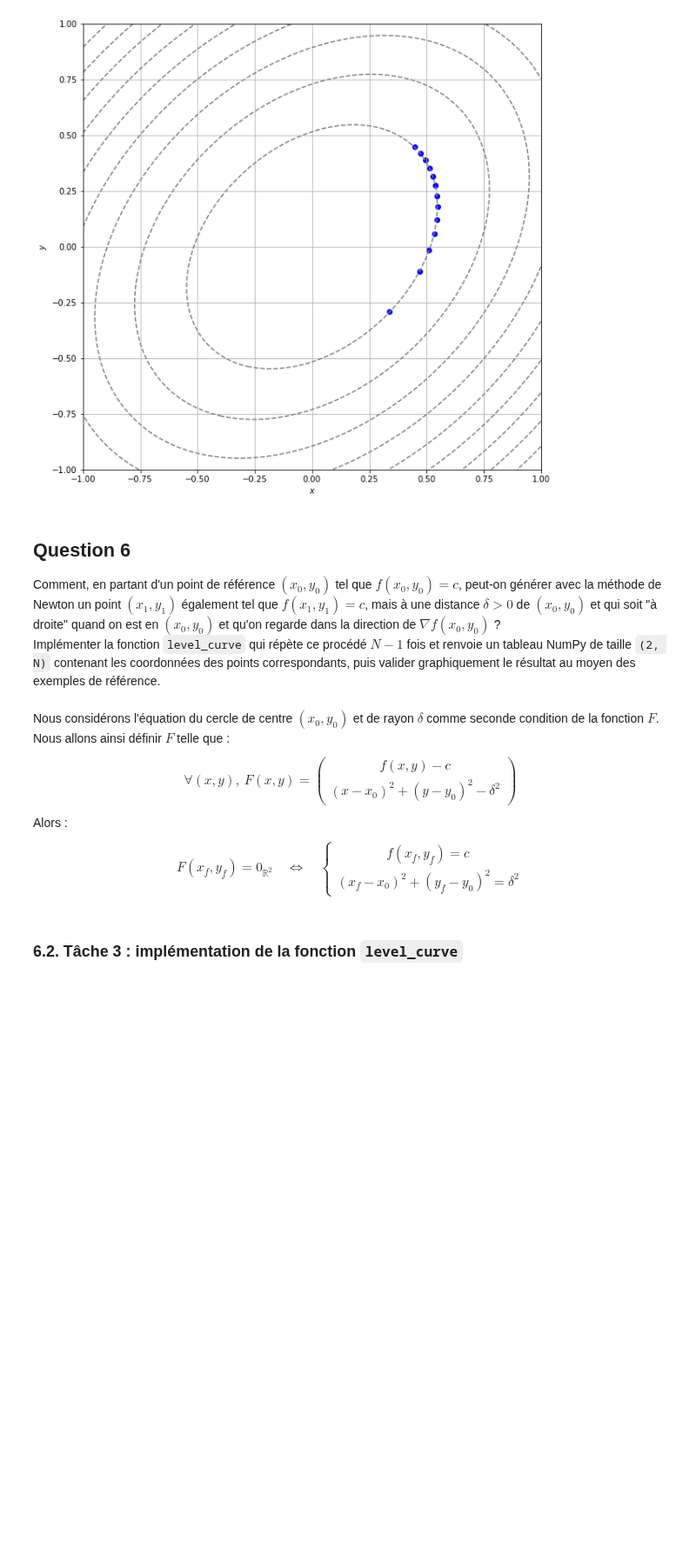
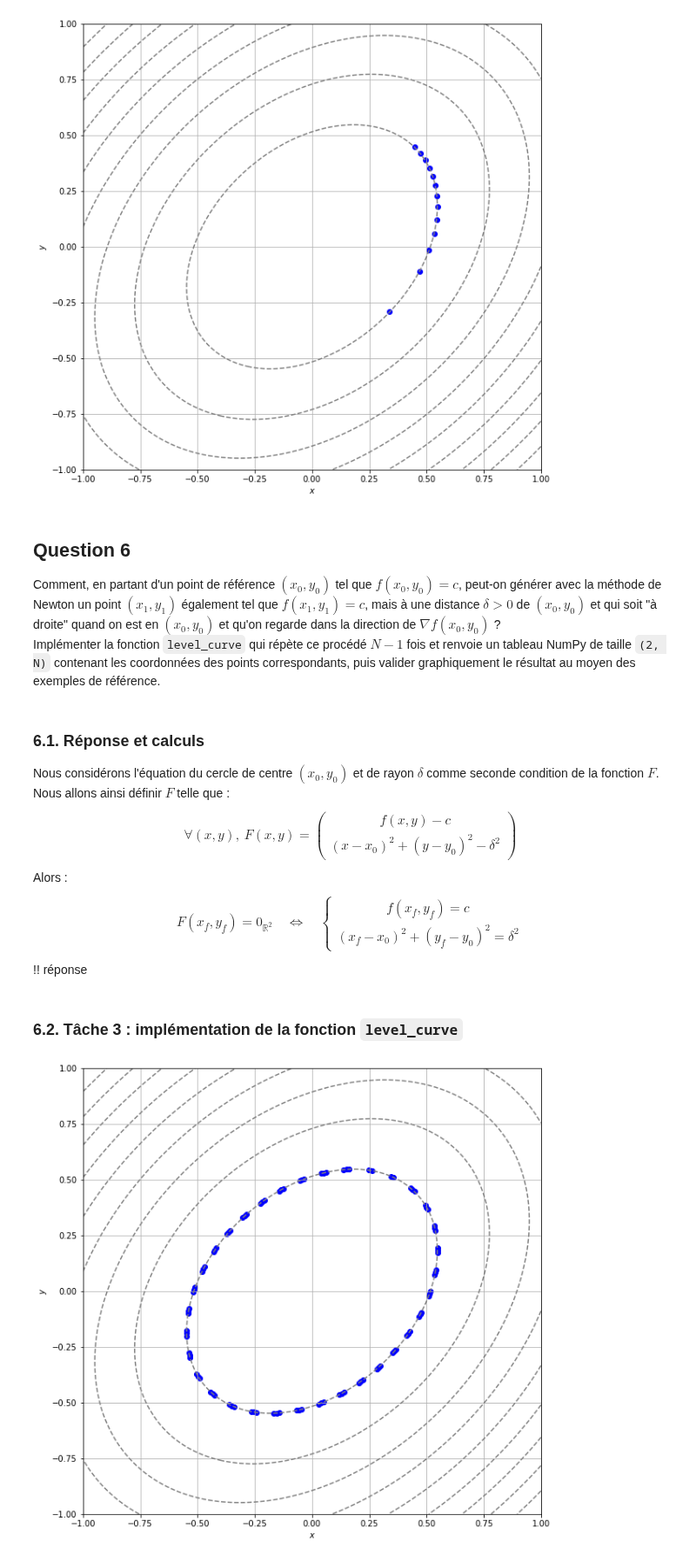
Before and after one commit to ahernot/UE11-calcul-differentiel, a Jupyter notebook: Reponses_FINAL.ipynb, the cells around one changed output. Shown at 87% size. Saved outputs shown, nothing was run; the diff lists cells and outputs as text; code cells hidden in the pictures; blank space fills up the shorter version.

```diff
--- a/Reponses_FINAL.ipynb
+++ b/Reponses_FINAL.ipynb
@@ -385,6 +399,8 @@ plt.show()
 Comment, en partant d'un point de référence $(x_0, y_0)$ tel que $f(x_0, y_0)=c$, peut-on générer avec la méthode de Newton un point $(x_1, y_1)$ également tel que $f(x_1, y_1) = c$, mais à une distance $\delta > 0$ de $(x_0, y_0)$ et qui soit "à droite" quand on est en $(x_0, y_0)$ et qu'on regarde dans la direction de $\nabla f(x_0, y_0)$ ?
 <br>Implémenter la fonction `level_curve` qui répète ce procédé $N-1$ fois et renvoie un tableau NumPy de taille `(2, N)` contenant les coordonnées des points correspondants, puis valider graphiquement le résultat au moyen des exemples de référence.
 # %% [markdown]
+### 6.1. Réponse et calculs
+
 Nous considérons l'équation du cercle de centre $(x_0, y_0)$ et de rayon $\delta$ comme seconde condition de la fonction $F$.
 Nous allons ainsi définir $F$ telle que :
 $$
@@ -394,5 +410,7 @@ Alors :
 $$
 F(x_f, y_f) = 0_{\mathbb{R}^2} \quad \Leftrightarrow \quad \left\{ \begin{matrix} f(x_f, y_f) = c \\ {(x_f - x_0)}^2 + {(y_f - y_0)}^2 = \delta^2 \end{matrix} \right.
 $$
+
+!! réponse
 # %% [markdown]
 ### 6.2. Tâche 3 : implémentation de la fonction `level_curve`
@@ -398,0 +451,26 @@ $$
+# %%
+plt.figure()
+plt.xlim(-1, 1)
+plt.ylim(-1, 1)
+
+#   Initialising for the level_curve function, using f1
+level = 0.8
+F = get_F(f1, level=level)
+x0, y0 = Newton(F, 0.8, 0.8)
+
+#   Running the level_curve function
+contour = level_curve(f1, x0, y0)
+
+#   Reference display
+GFunc.display_contour_inline(
+    f1,
+    x=np.linspace(-1.0, 1.0, 100),
+    y=np.linspace(-1.0, 1.0, 100),
+    levels=10 # 10 levels, automatically selected
+)
+
+#   Plotting the results
+plt.scatter(contour[0], contour[1], c='blue')
+plt.show()
+# %% [output]
+[figure, added]
```
Also changed, not shown: parts of 31 cells of this notebook, 1 other file.
